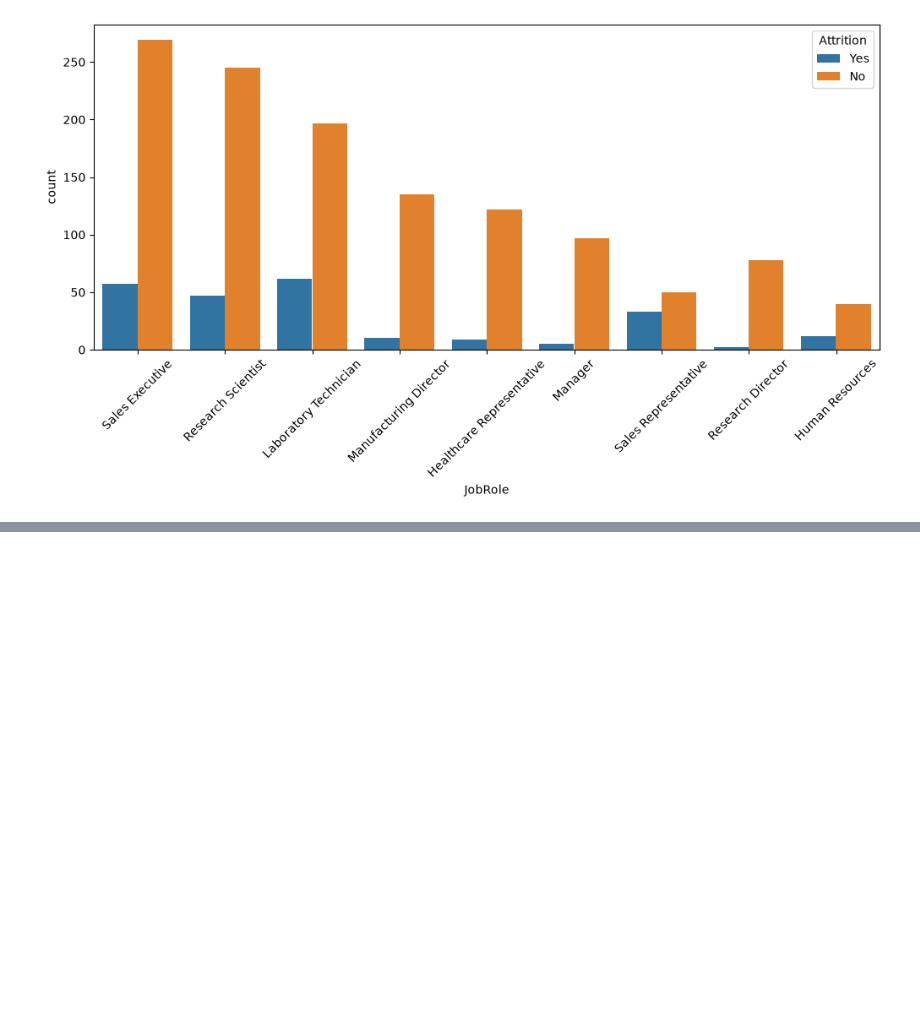
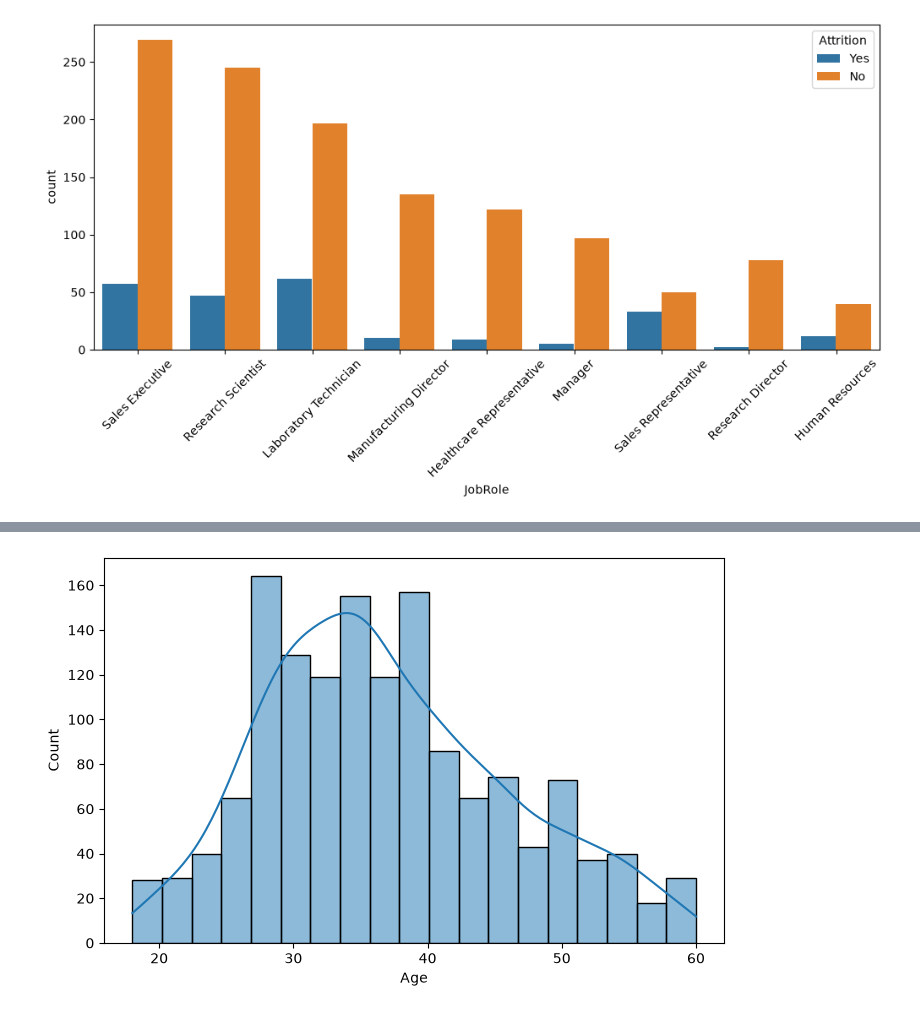
Before and after one commit to shubhamsinha21/Employee-Attrition-Intelligence-System, a Jupyter notebook: HR_Employee_Attrition_ANN.ipynb, the cells around one changed output, grey strips where cells are left out. Cells and saved outputs as stored; diff of their text form; code cells hidden in the pictures; blank space fills up the shorter version.

```diff
--- a/HR_Employee_Attrition_ANN.ipynb
+++ b/HR_Employee_Attrition_ANN.ipynb
@@ -221,0 +246,10 @@ plt.show()
+# %%
+# Age distribution
+plt.figure(figsize=(8,5))
+sns.histplot(
+    df['Age'],
+    kde=True
+)
+plt.show()
+# %% [output]
+[figure, added]
```
Also changed, not shown: parts of 2 cells of this notebook.
